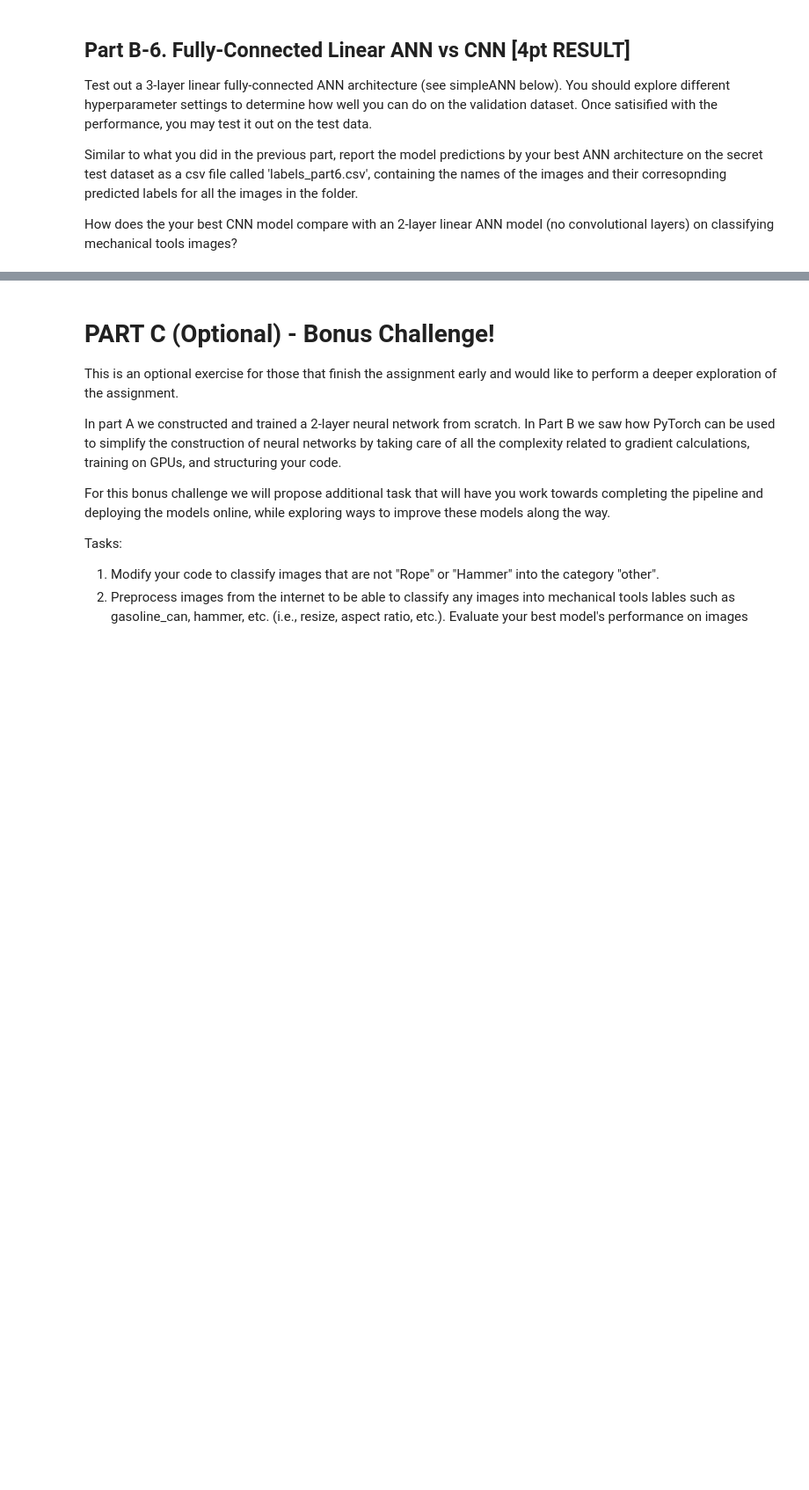
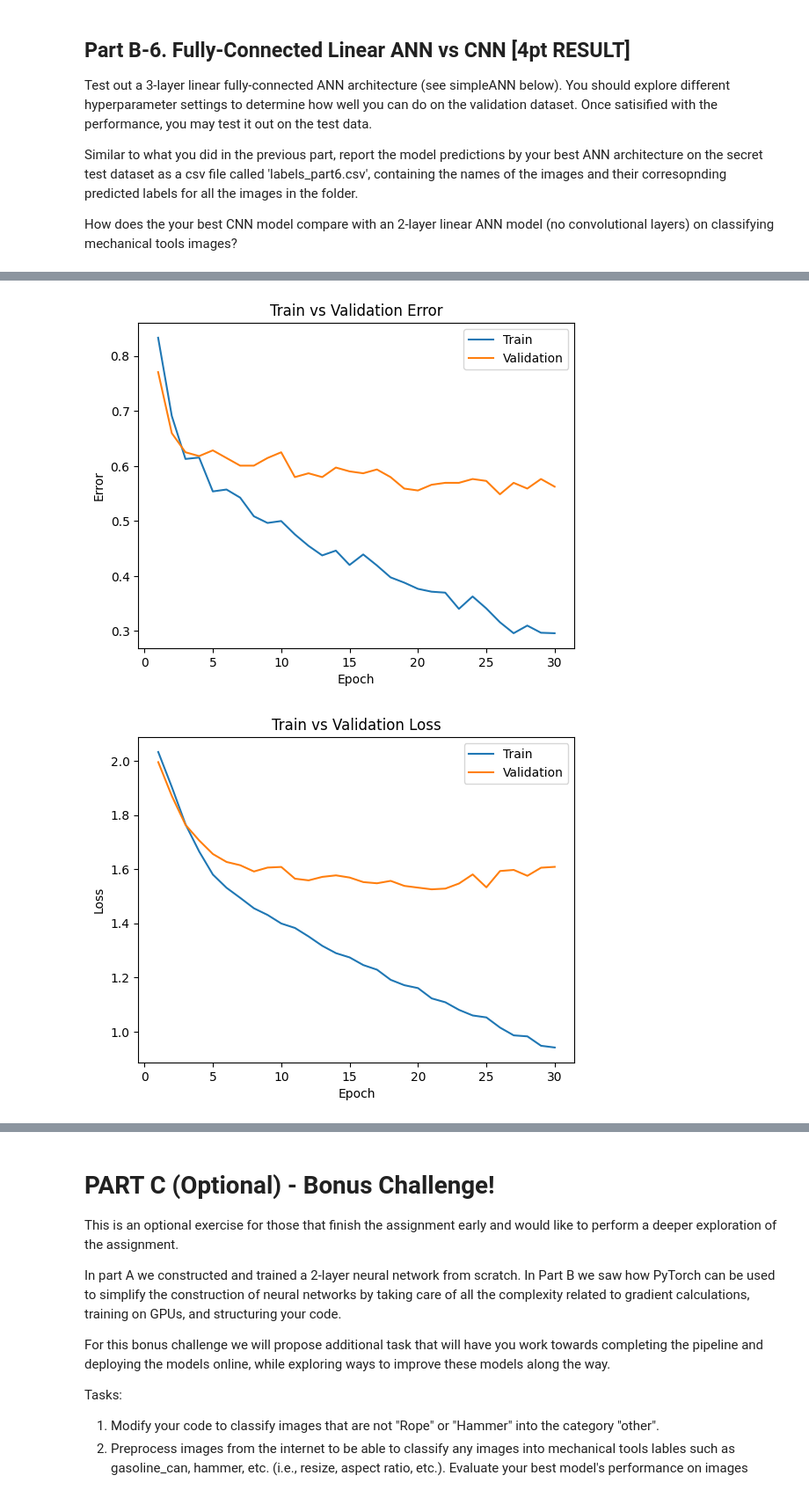
Before and after one commit to Fulankeee/MIE1517-Project-1, a Jupyter notebook: A1.ipynb, the cells around one changed output, grey strips where cells are left out. Shown at 88% size. Drawn from its saved outputs; the diff is of its cells as text; code cells hidden in the pictures; blank space fills up the shorter version.

```diff
--- a/A1.ipynb
+++ b/A1.ipynb
@@ -1307,3 +1443,8 @@ class simpleANN(nn.Module):
         return x
 # %%
 # TO BE COMPLETED
+simpleANN = simpleANN()
+train_net(simpleANN, batch_size=128, learning_rate=0.001, num_epochs=30)
+model_name = get_model_name("simple", batch_size=128, learning_rate=0.001, epoch=29)
+plot_training_curve(model_name)
+# %% [output]
@@ -1309,0 +1468,2 @@ class simpleANN(nn.Module):
+[figure, added]
+[figure, added]
```
Also changed, not shown: parts of 21 cells of this notebook.
